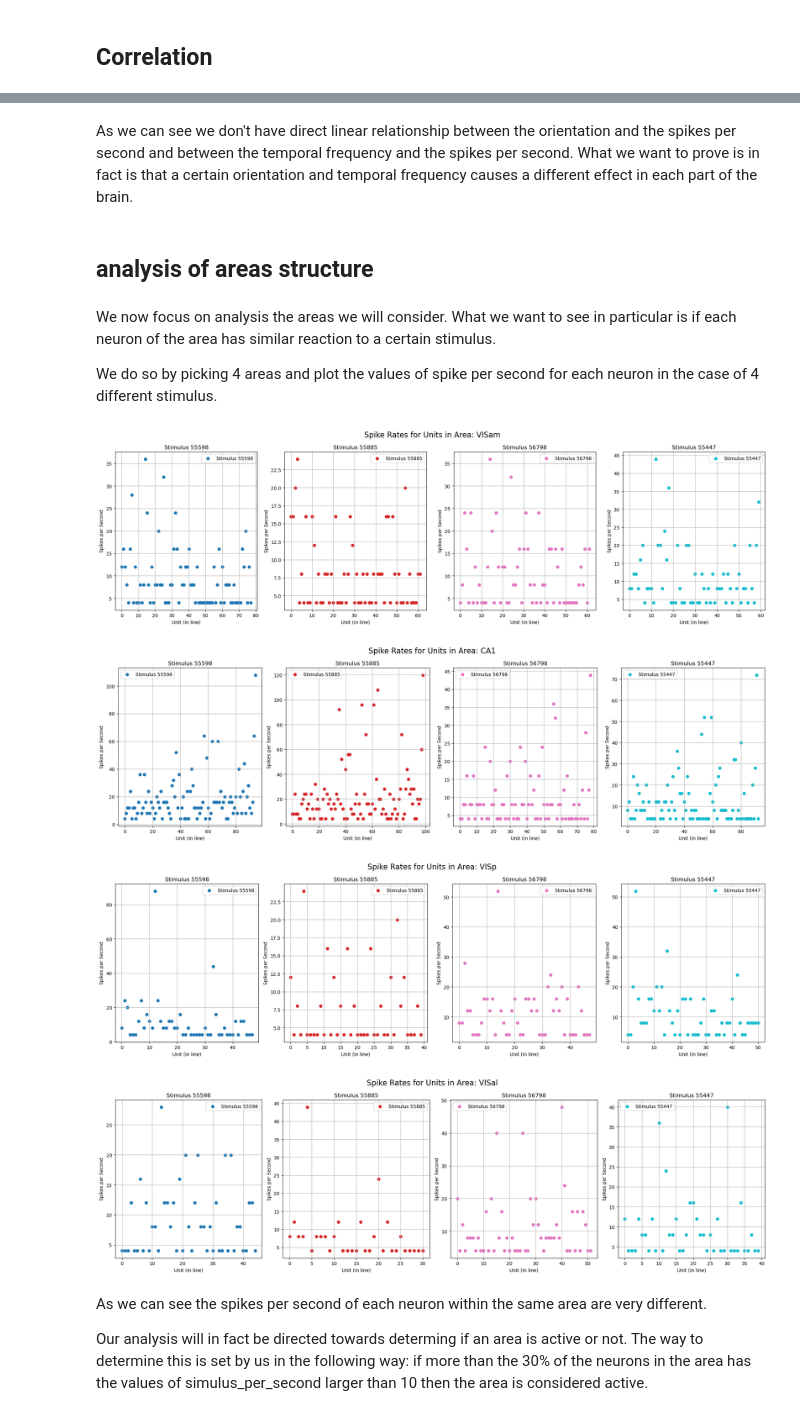
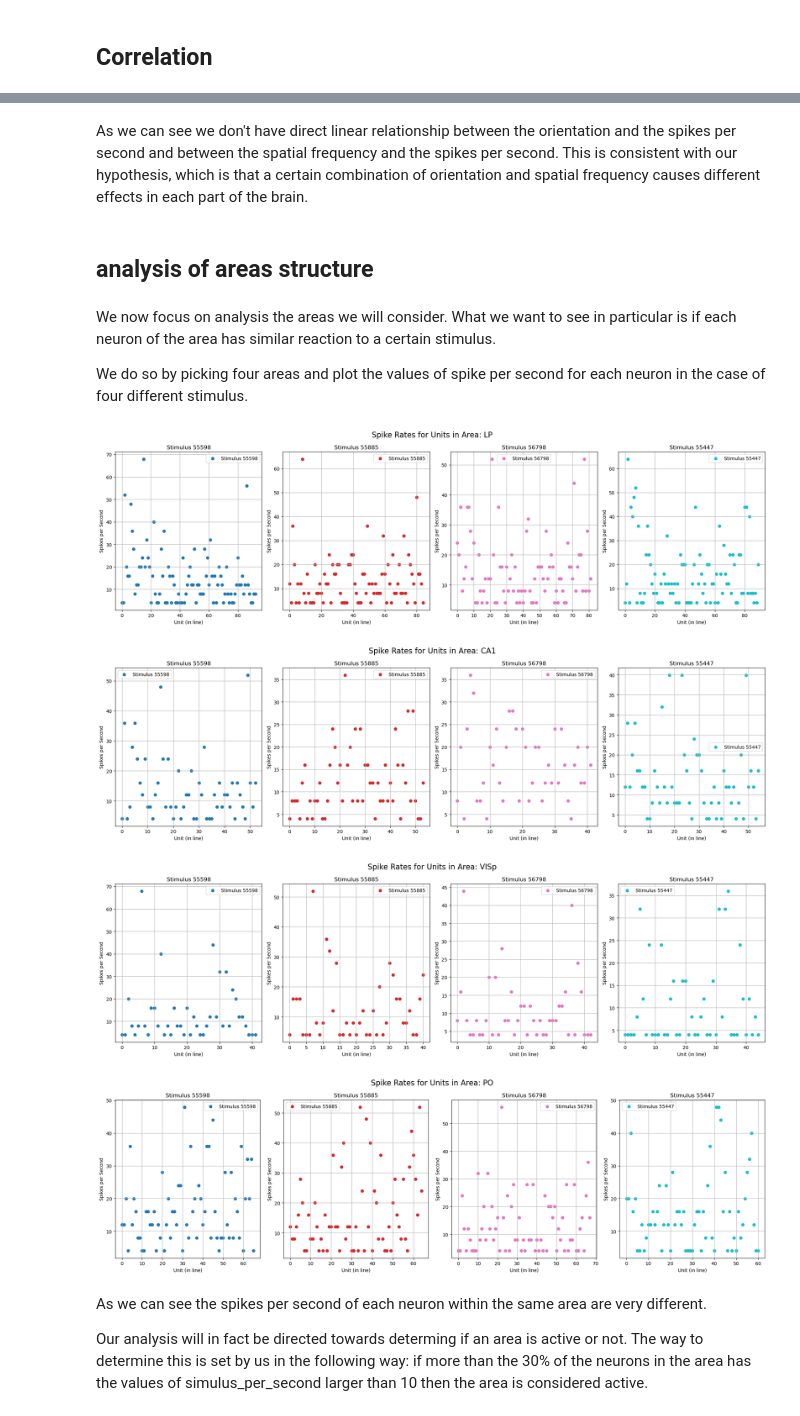
Before and after one commit to FilippoRonzino/mathematical-modelling-for-neuroscience, a Jupyter notebook: data_analysis_static.ipynb, the cells around one changed output, grey strips where cells are left out. Cells and saved outputs as stored; diff of their text form; code cells hidden in the pictures.

```diff
--- a/data_analysis_static.ipynb
+++ b/data_analysis_static.ipynb
@@ -11,5 +11,5 @@ import seaborn as sns
 import scipy.stats as stats
 import random
 # %%
-df = pd.read_parquet('ourdata/static_dataset_session_798911424.parquet')
+df = pd.read_parquet('ourdata/static_dataset_session_757216464.parquet')
 # %% [markdown]
@@ -64,2 +59,0 @@ The two variables are always NaN at the same time. For our purpose this datapoin
-# %%
-df = df.dropna(subset=['orientation', 'spatial_frequency'])
@@ -214,46 +213,46 @@ plt.show()
 # %% [markdown]
-As we can see we don't have direct linear relationship between the orientation and the spikes per second and between the temporal frequency and the spikes per second. What we want to prove is in fact is that a certain orientation and temporal frequency causes a different effect in each part of the brain.
+As we can see we don't have direct linear relationship between the orientation and the spikes per second and between the spatial frequency and the spikes per second. This is consistent with our hypothesis, which is that a certain combination of orientation and spatial frequency causes different effects in each part of the brain.
 # %% [markdown]
 ## analysis of areas structure
 # %% [markdown]
 We now focus on analysis the areas we will consider. What we want to see in particular is if each neuron of the area has similar reaction to a certain
 stimulus.
 
-We do so by picking 4 areas and plot the values of spike per second for each neuron in the case of 4 different stimulus.
+We do so by picking four areas and plot the values of spike per second for each neuron in the case of four different stimulus.
 # %%
-random_areas = ['VISam', 'CA1', 'VISp', 'VISal']
+random_areas = ['LP', 'CA1', 'VISp', 'PO']
 
 colors = plt.cm.get_cmap('tab10', 4)
 
 for i, area in enumerate(random_areas):
     stimuli_in_area = df[df['area'] == area]['stimulus_presentation_id'].unique()
     random_stimuli = [55598, 55885, 56798, 55447]
     area_data = df[(df['area'] == area) & (df['stimulus_presentation_id'].isin(random_stimuli))]
 
     fig, axes = plt.subplots(1, 4, figsize=(20, 6))
 
     for j, stimulus in enumerate(random_stimuli):
         stimulus_data = area_data[area_data['stimulus_presentation_id'] == stimulus]
 
         axes[j].scatter(range(len(stimulus_data)), stimulus_data['spikes_per_second'],
                         color=colors(j), label=f'Stimulus {stimulus}')
 
         axes[j].set_title(f'Stimulus {stimulus}')
         axes[j].set_xlabel('Unit (in line)')
         axes[j].set_ylabel('Spikes per Second')
         axes[j].grid(True)
         axes[j].legend()
 
     fig.suptitle(f'Spike Rates for Units in Area: {area}', fontsize=16)
 
     plt.tight_layout()
 
     plt.show()
 # %% [output]
-[figure, old version]
+[figure, new version]
-[figure, old version]
+[figure, new version]
-[figure, old version]
+[figure, new version]
-[figure, old version]
+[figure, new version]
 # %% [markdown]
 As we can see the spikes per second of each neuron within the same area are very different.
 
```
Also changed, not shown: parts of 49 cells of this notebook.
